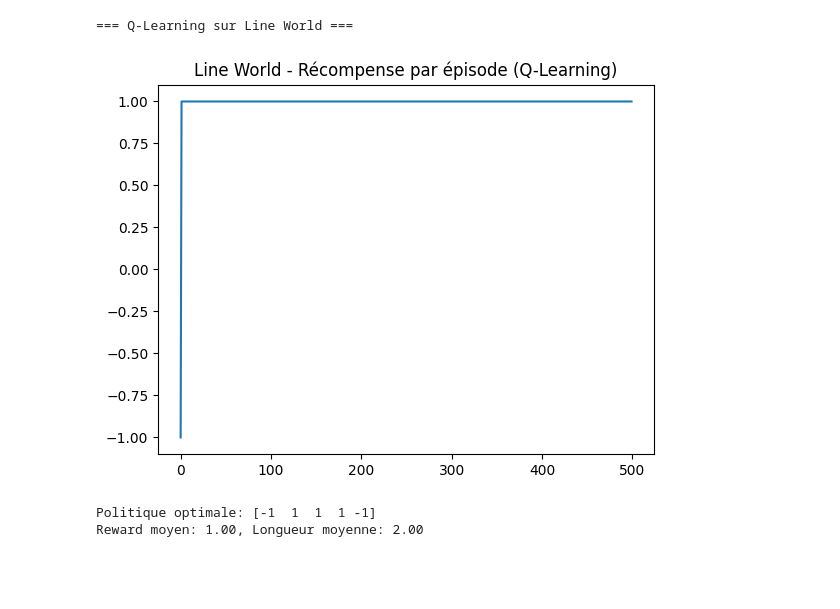
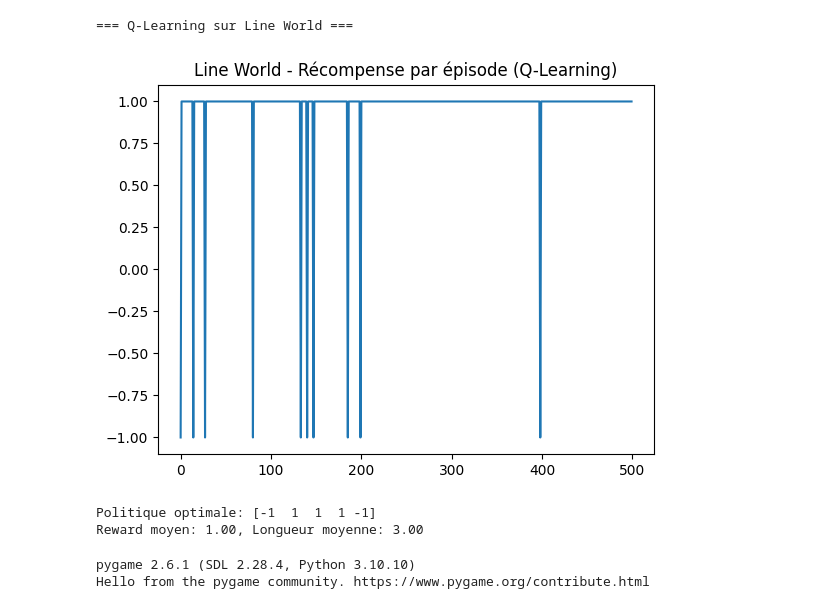
Before and after one commit to thaisun95/4IA_ReinforcementLearning, a Jupyter notebook: notebooks/test_qlearning_all_envs_moncef.ipynb, the cells around one changed output. Cells and saved outputs as stored; diff of their text form; code cells hidden in the pictures; blank space fills up the shorter version.

```diff
--- a/notebooks/test_qlearning_all_envs_moncef.ipynb
+++ b/notebooks/test_qlearning_all_envs_moncef.ipynb
@@ -9,20 +9,27 @@ from rl_algorithms.temporal_forces.q_learning import q_learning, get_policy_from
 # %%
 from envs.line_world.line_world import LineWorld
 print("=== Q-Learning sur Line World ===")
-env = LineWorld(size=5, start_state=2)
+env = LineWorld(size=5, start_state=1)
 Q, rewards, lengths = q_learning(env, episodes=500)
 plt.plot(rewards)
 plt.title("Line World - Récompense par épisode (Q-Learning)")
 plt.show()
 policy = get_policy_from_q(Q, env)
 print("Politique optimale:", policy)
 avg_reward, avg_length = evaluate_policy(env, policy)
 print(f"Reward moyen: {avg_reward:.2f}, Longueur moyenne: {avg_length:.2f}\n")
 # %% [output]
 === Q-Learning sur Line World ===
-[figure, old version]
+[figure, new version]
 Politique optimale: [-1  1  1  1 -1]
-Reward moyen: 1.00, Longueur moyenne: 2.00
+Reward moyen: 1.00, Longueur moyenne: 3.00
+# %%
+from visualizations.line_world import visualize_lineworld_policy_interface
+policy = get_policy_from_q(Q, env)
+visualize_lineworld_policy_interface(env, policy)
+# %% [output]
+pygame 2.6.1 (SDL 2.28.4, Python 3.10.10)
+Hello from the pygame community. https://www.pygame.org/contribute.html
 # %%
 from envs.grid_world.grid_world import GridWorld
 print("=== Q-Learning sur Grid World ===")
```
Also changed, not shown: parts of 8 cells of this notebook, 6 other files.
